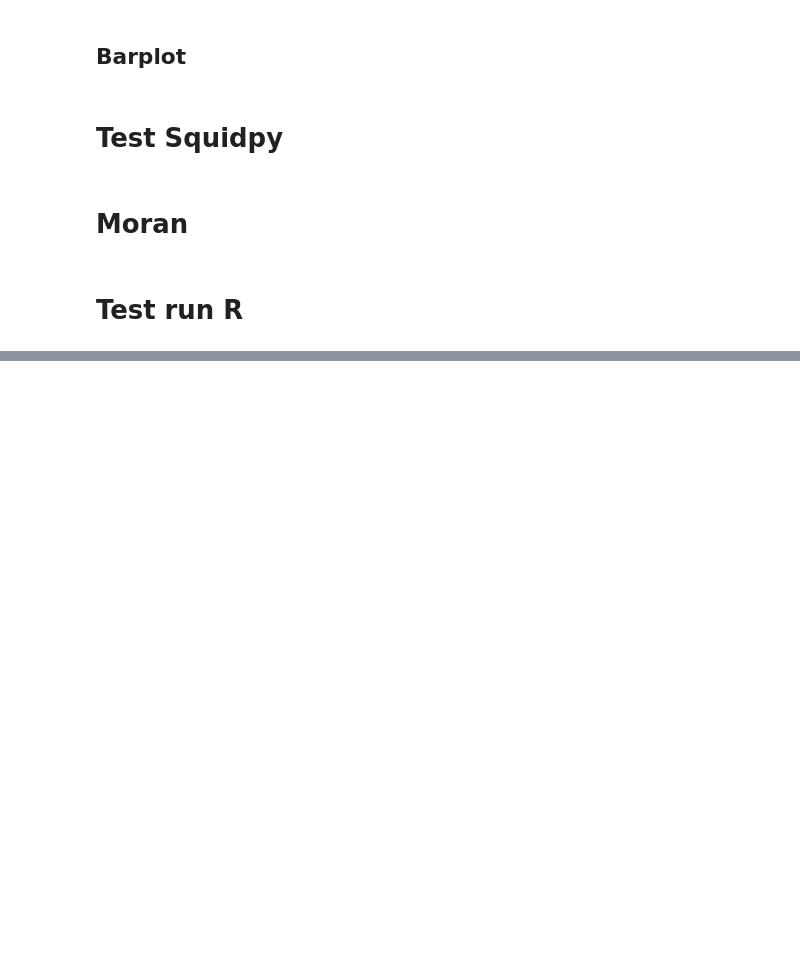
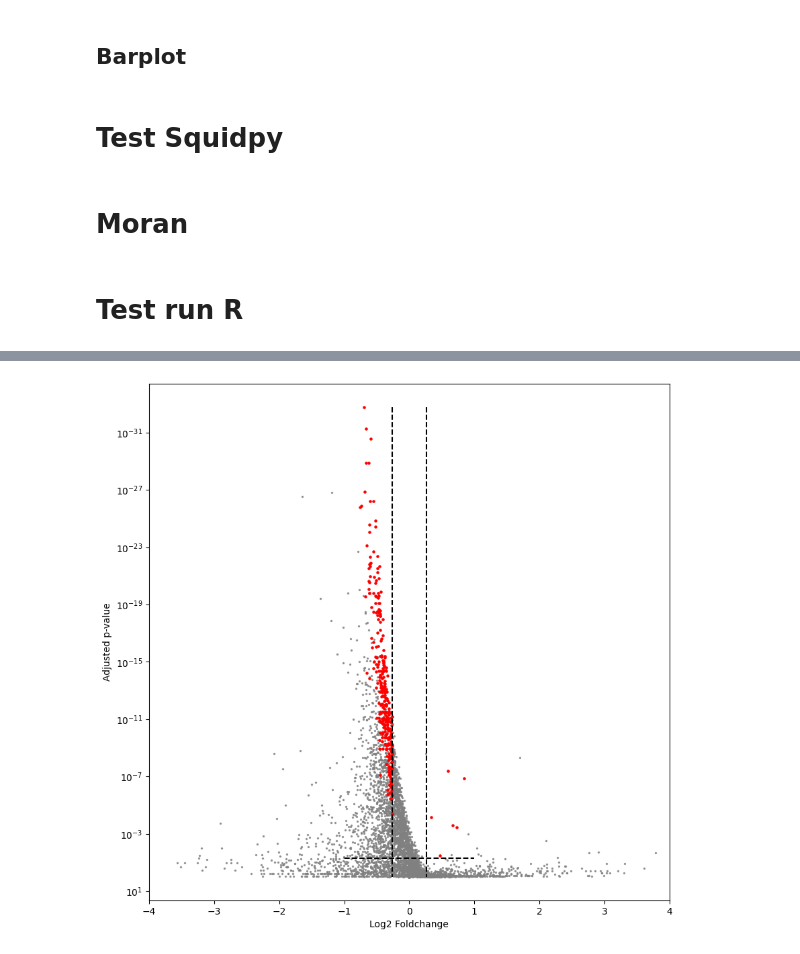
Before and after one commit to Carboneinerte/Pynda_ssc, a Jupyter notebook: v9D_Xenium_Downstream_Analysis_WIP.ipynb, the cells around one changed output, grey strips where cells are left out. Saved outputs shown, nothing was run; the diff lists cells and outputs as text; code cells hidden in the pictures; blank space fills up the shorter version.

```diff
--- a/v9D_Xenium_Downstream_Analysis_WIP.ipynb
+++ b/v9D_Xenium_Downstream_Analysis_WIP.ipynb
@@ -647,0 +834,20 @@ print(a)
+# %%
+key = 'SCH'
+
+plt.figure(figsize=(10,10))
+plt.vlines(x=(-0.26,0.26), ymin=astro_DEG_filter[key]['pvals_adj'].min(), ymax=1, color = "black", linestyles='dashed')
+plt.hlines(y=0.05, xmin=-1, xmax=1, color = "black", linestyles='dashed')
+
+plt.scatter(x=astro_DEG[key]['logfoldchanges'], y = astro_DEG[key]['pvals_adj'], s=2, alpha= 0.75, color = "grey", edgecolors=None)
+plt.scatter(x= astro_DEG_filter[key]['logfoldchanges'], y=astro_DEG_filter[key]['pvals_adj'], s=5, alpha=1, color = 'red')
+# for idx, gene in enumerate(df_filter[key]['names']):
+#     plt.text(df_filter[key]['logfoldchanges'][idx], df_filter[key]['pvals_adj'][idx], str(gene), color = 'black', fontsize = 8, ha= 'center')
+plt.yscale('log')
+plt.xlim(-4,4)
+# plt.ylim(0,50)
+plt.gca().invert_yaxis()
+plt.xlabel('Log2 Foldchange')
+plt.ylabel('Adjusted p-value')
+plt.savefig('Gallery/volcano_plot_SCN.svg')
+# %% [output]
+[figure, added]
```
Also changed, not shown: parts of 27 cells of this notebook, 1 other file.
